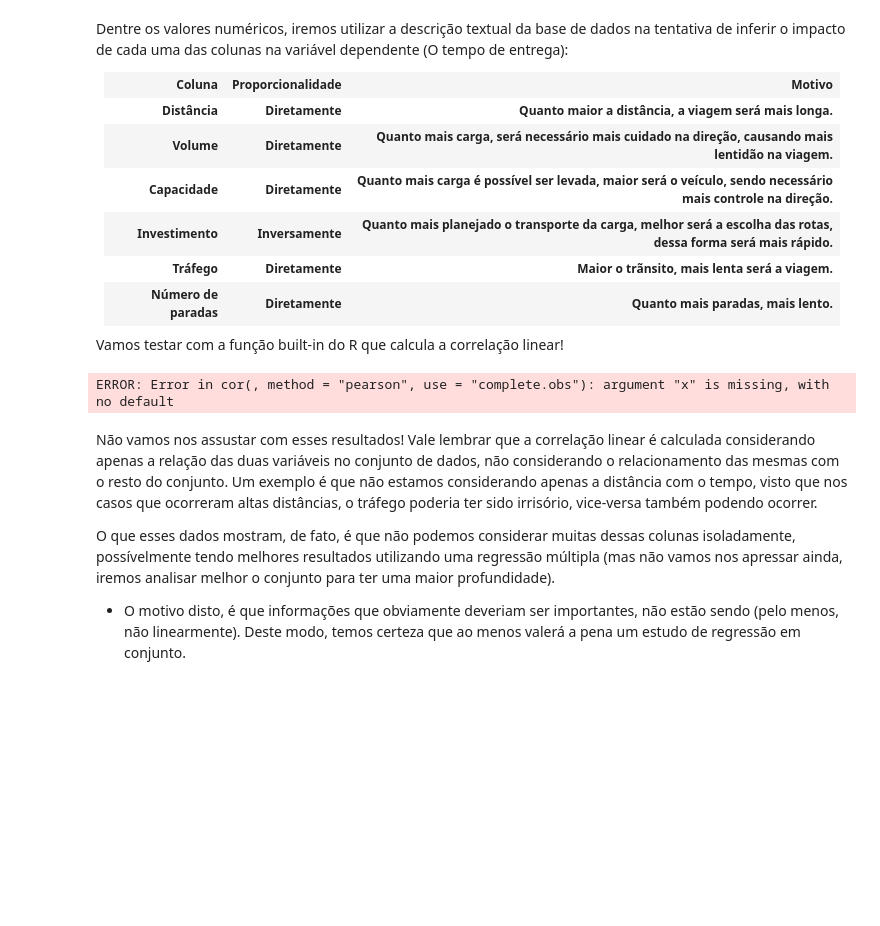
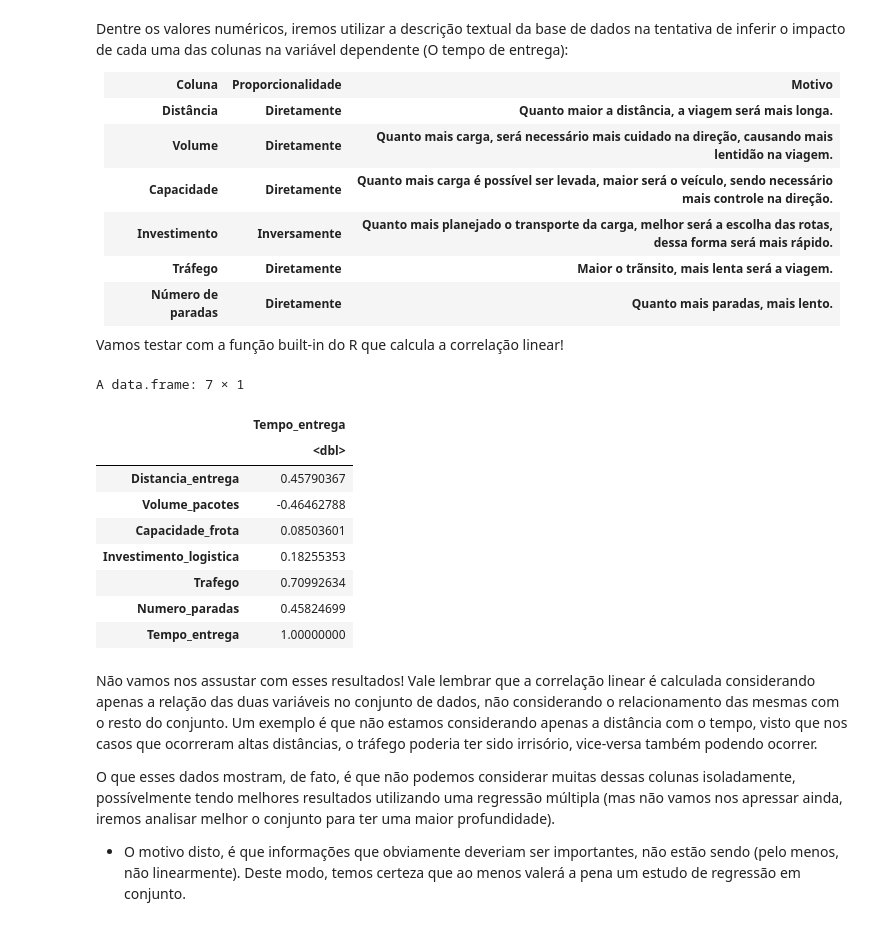
Before and after one commit to daviidjoshua/roteiro-estatistica-aplicada, a Jupyter notebook: main.ipynb, the cells around one changed output. Drawn from its saved outputs; the diff is of its cells as text; code cells hidden in the pictures; blank space fills up the shorter version.

```diff
--- a/main.ipynb
+++ b/main.ipynb
@@ -164,15 +164,24 @@ Dentre os valores numéricos, iremos utilizar a descrição textual da base de d
 Vamos testar com a função built-in do R que calcula a correlação linear!
 # %%
 correlacao_linear_de_pearson <- as.data.frame(
-    cor( ,
+    cor(data_numeric,
         method = "pearson",
         use = "complete.obs"))
 
 correlacao_tempo <- correlacao_linear_de_pearson[7]
 
 correlacao_tempo
 # %% [output]
-ERROR: Error in cor(, method = "pearson", use = "complete.obs"): argument "x" is missing, with no default
+A data.frame: 7 × 1
+|  | Tempo_entrega |
+|  | <dbl> |
+| Distancia_entrega | 0.45790367 |
+| Volume_pacotes | -0.46462788 |
+| Capacidade_frota | 0.08503601 |
+| Investimento_logistica | 0.18255353 |
+| Trafego | 0.70992634 |
+| Numero_paradas | 0.45824699 |
+| Tempo_entrega | 1.00000000 |
 # %% [markdown]
 Não vamos nos assustar com esses resultados! Vale lembrar que a correlação linear é calculada considerando apenas a relação das duas variáveis no conjunto de dados, não considerando o relacionamento das mesmas com o resto do conjunto. Um exemplo é que não estamos considerando apenas a distância com o tempo, visto que nos casos que ocorreram altas distâncias, o tráfego poderia ter sido irrisório, vice-versa também podendo ocorrer.
 
```
Also changed, not shown: parts of 5 cells of this notebook.
